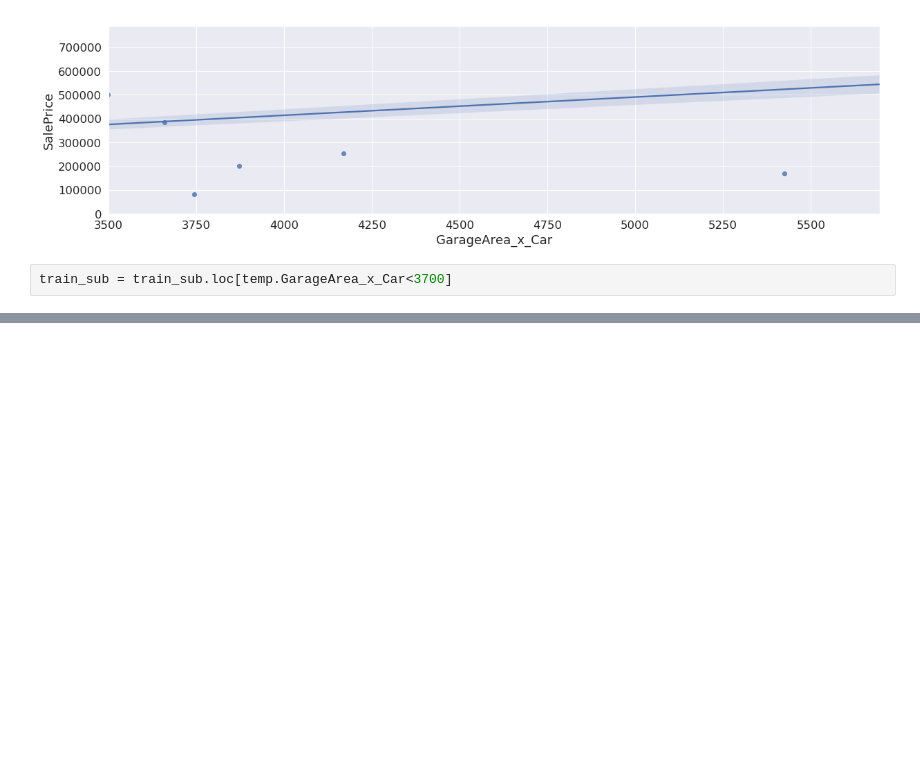
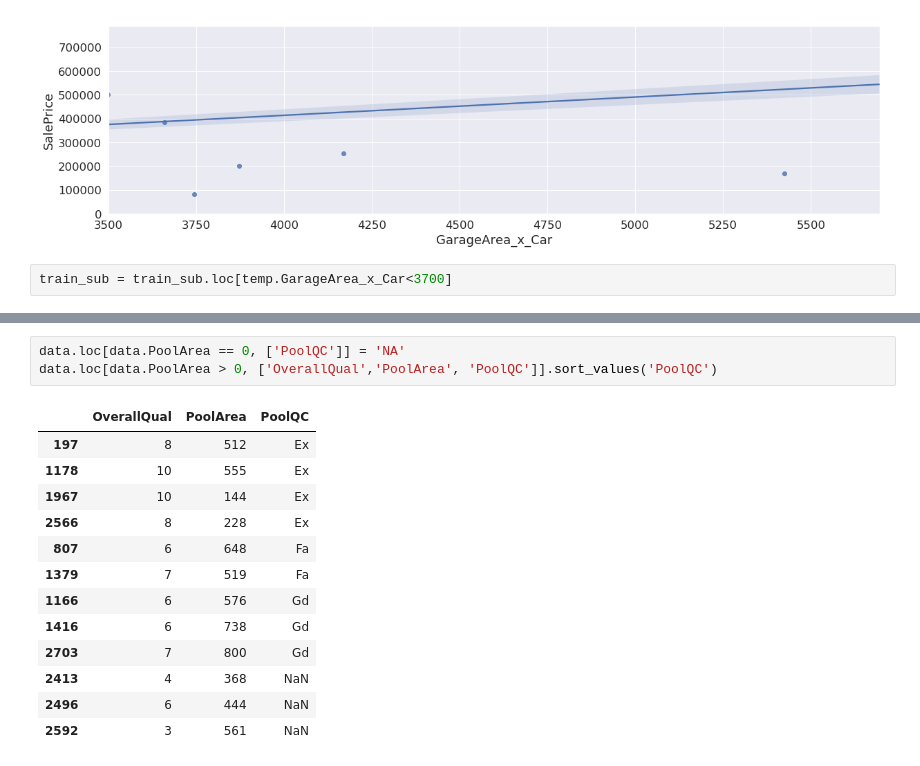
Before and after one commit to sofiawangy/Housing-prices, a Jupyter notebook: script2.ipynb, the cells around one changed output, grey strips where cells are left out. Saved outputs shown, nothing was run; the diff lists cells and outputs as text; blank space fills up the shorter version.

```diff
--- a/script2.ipynb
+++ b/script2.ipynb
@@ -212,0 +296,17 @@ Name: GarageFinish, dtype: int64
+# %%
+data.loc[data.PoolArea == 0, ['PoolQC']] = 'NA'
+data.loc[data.PoolArea > 0, ['OverallQual','PoolArea', 'PoolQC']].sort_values('PoolQC')
+# %% [output]
+|  | OverallQual | PoolArea | PoolQC |
+| 197 | 8 | 512 | Ex |
+| 1178 | 10 | 555 | Ex |
+| 1967 | 10 | 144 | Ex |
+| 2566 | 8 | 228 | Ex |
+| 807 | 6 | 648 | Fa |
+| 1379 | 7 | 519 | Fa |
+| 1166 | 6 | 576 | Gd |
+| 1416 | 6 | 738 | Gd |
+| 2703 | 7 | 800 | Gd |
+| 2413 | 4 | 368 | NaN |
+| 2496 | 6 | 444 | NaN |
+| 2592 | 3 | 561 | NaN |
```
Also changed, not shown: parts of 22 cells of this notebook, 2 other files.
